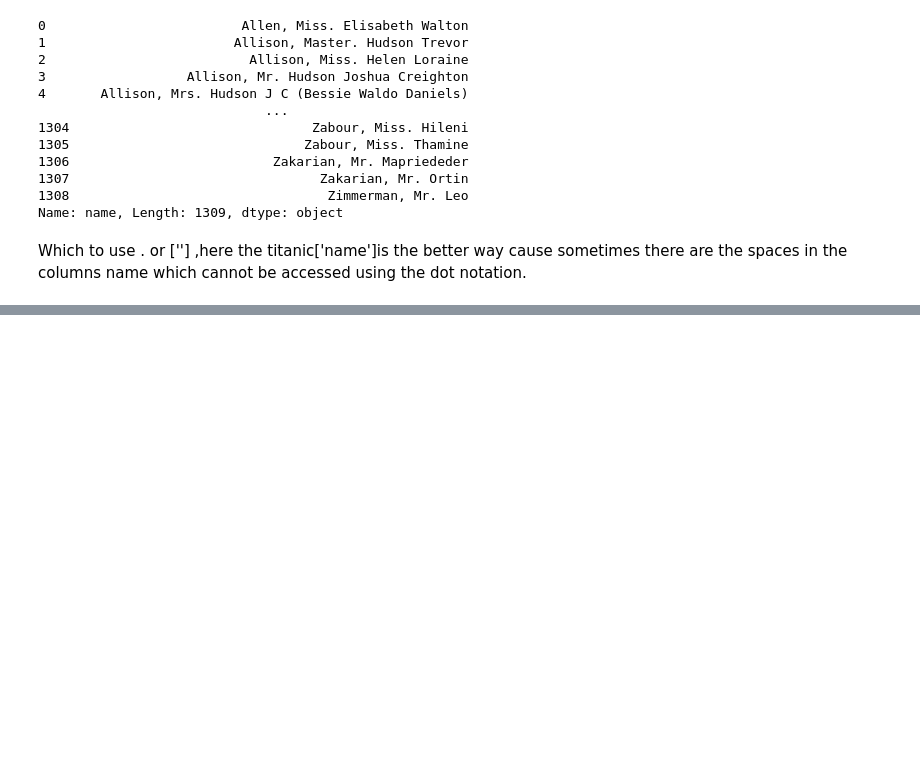
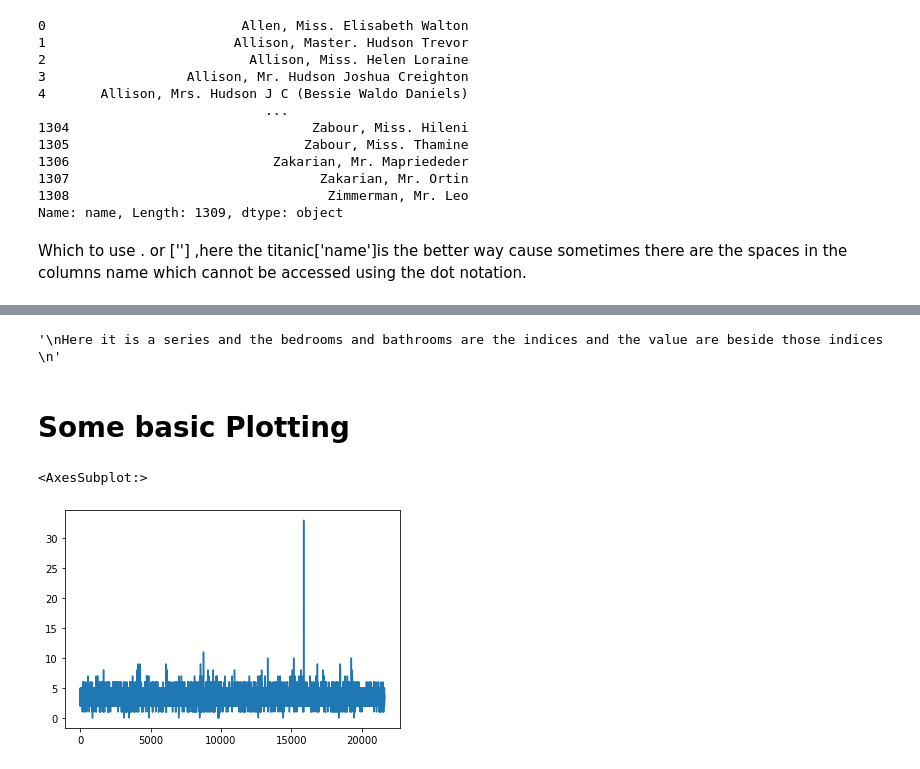
Before and after one commit to sapk-pa1/DAV, a Jupyter notebook: Series&Columns.ipynb, the cells around one changed output, grey strips where cells are left out. Drawn from its saved outputs; the diff is of its cells as text; code cells hidden in the pictures; blank space fills up the shorter version.

```diff
--- a/Series&Columns.ipynb
+++ b/Series&Columns.ipynb
@@ -53,0 +334,14 @@ Which to use . or [''] ,here the titanic['name']is the better way cause sometime
+# %%
+type(houses[['bedrooms', 'bathrooms']].value_counts())# interesting
+'''
+Here it is a series and the bedrooms and bathrooms are the indices and the value are beside those indices
+'''
+# %% [output]
+'\nHere it is a series and the bedrooms and bathrooms are the indices and the value are beside those indices \n'
+# %% [markdown]
+# Some basic Plotting
+# %%
+houses.bedrooms.plot()
+# %% [output]
+<AxesSubplot:>
+[figure, added]
```
Also changed, not shown: parts of 34 cells of this notebook.
